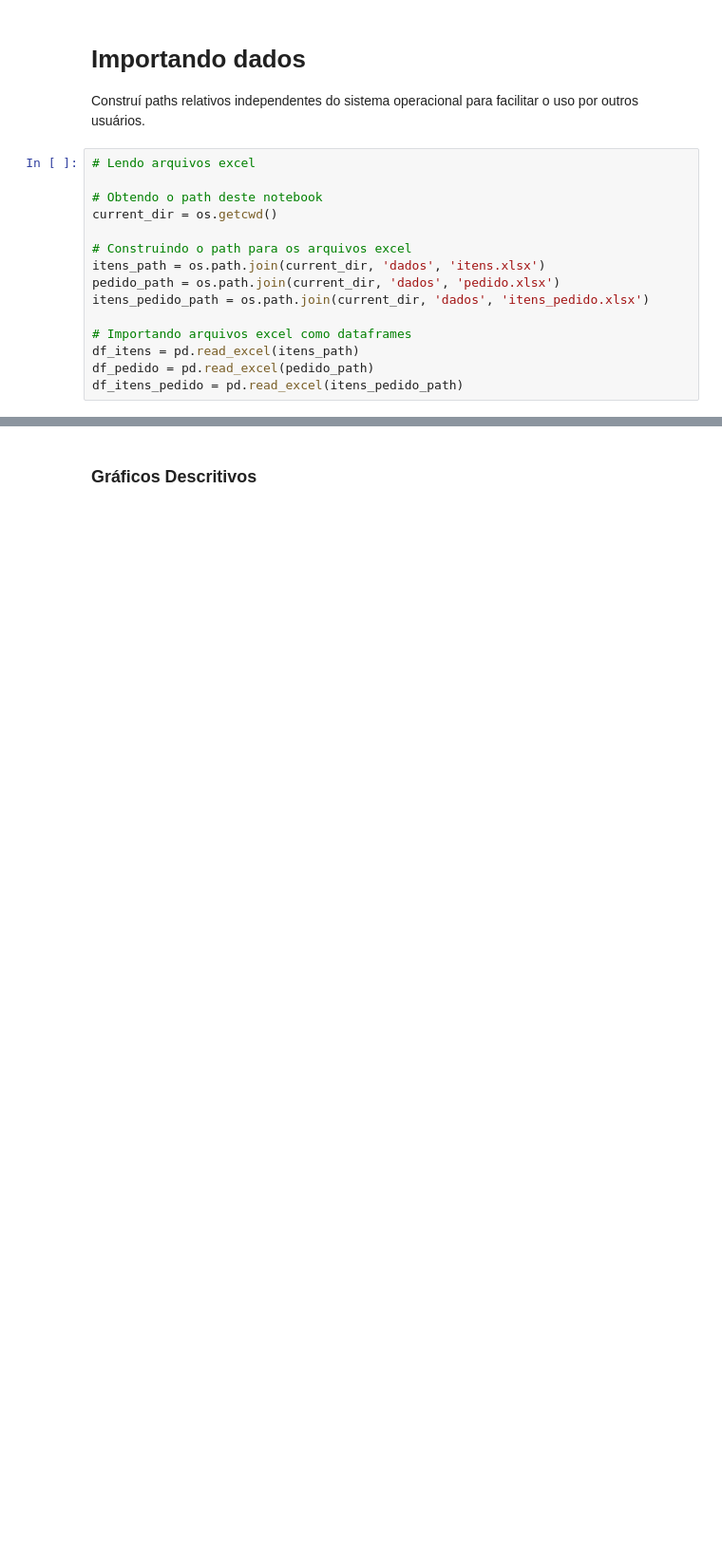
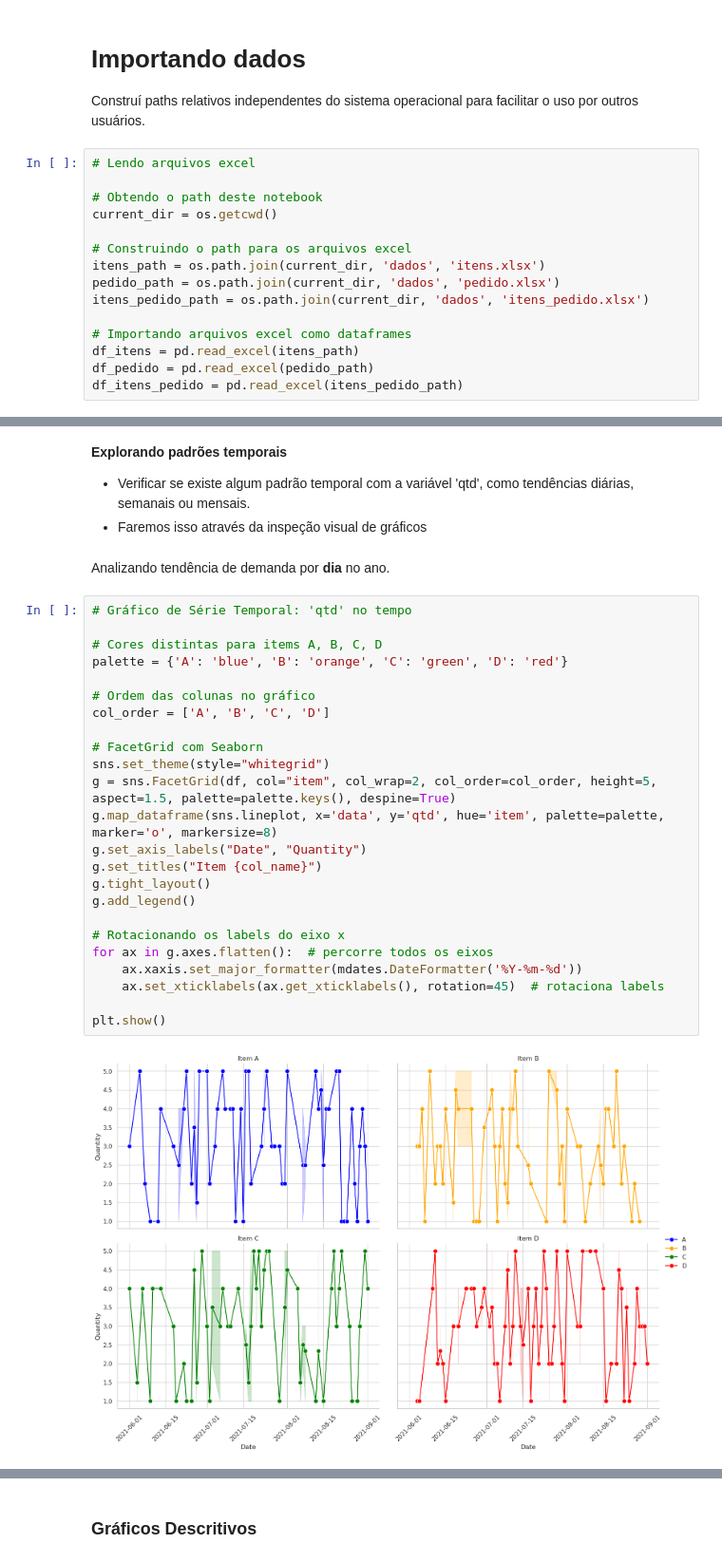
Before and after one commit to joaomj/case_mrhealth, a Jupyter notebook: notebook.ipynb, the cells around one changed output, grey strips where cells are left out. Shown: that part at 95% size. Cells and saved outputs as stored; diff of their text form; blank space fills up the shorter version.

```diff
--- a/notebook.ipynb
+++ b/notebook.ipynb
@@ -70,0 +184,32 @@ df_itens_pedido = df_itens_pedido.drop(columns='VALOR_TOTAL')
+# %% [markdown]
+**Explorando padrões temporais**
+- Verificar se existe algum padrão temporal com a variável 'qtd', como tendências diárias, semanais ou mensais.
+- Faremos isso através da inspeção visual de gráficos
+# %% [markdown]
+Analizando tendência de demanda por **dia** no ano.
+# %%
+# Gráfico de Série Temporal: 'qtd' no tempo
+
+# Cores distintas para items A, B, C, D
+palette = {'A': 'blue', 'B': 'orange', 'C': 'green', 'D': 'red'}
+
+# Ordem das colunas no gráfico
+col_order = ['A', 'B', 'C', 'D']
+
+# FacetGrid com Seaborn
+sns.set_theme(style="whitegrid")
+g = sns.FacetGrid(df, col="item", col_wrap=2, col_order=col_order, height=5, aspect=1.5, palette=palette.keys(), despine=True)
+g.map_dataframe(sns.lineplot, x='data', y='qtd', hue='item', palette=palette, marker='o', markersize=8)
+g.set_axis_labels("Date", "Quantity")
+g.set_titles("Item {col_name}")
+g.tight_layout()
+g.add_legend()
+
+# Rotacionando os labels do eixo x
+for ax in g.axes.flatten():  # percorre todos os eixos
+    ax.xaxis.set_major_formatter(mdates.DateFormatter('%Y-%m-%d'))
+    ax.set_xticklabels(ax.get_xticklabels(), rotation=45)  # rotaciona labels
+
+plt.show()
+# %% [output]
+[figure, added]
```
Also changed, not shown: parts of 32 cells of this notebook, 1 other file.
